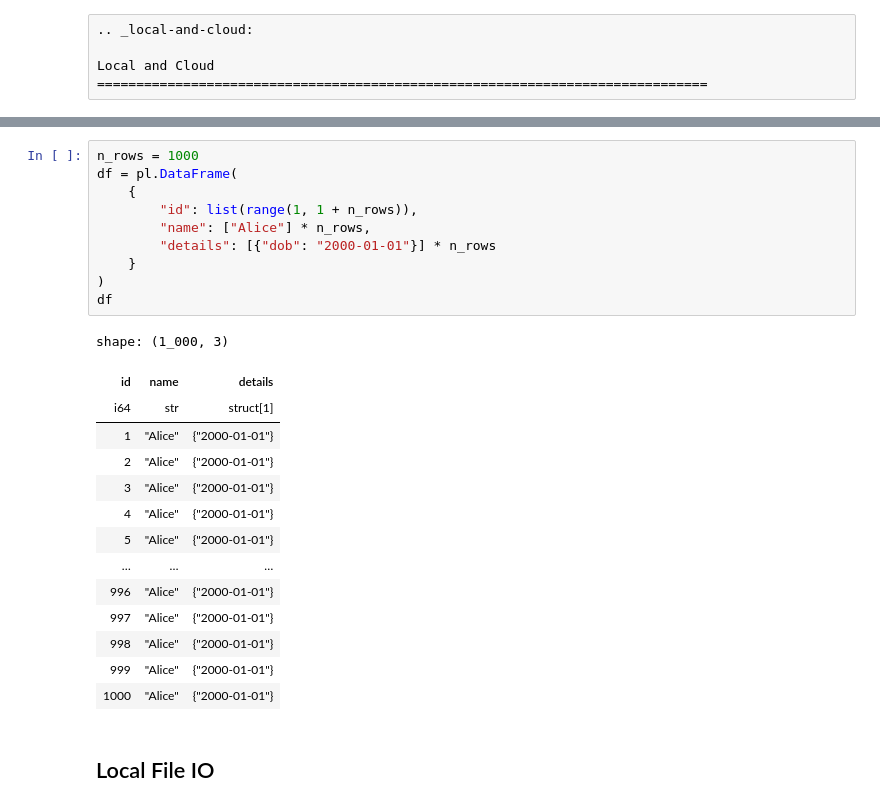
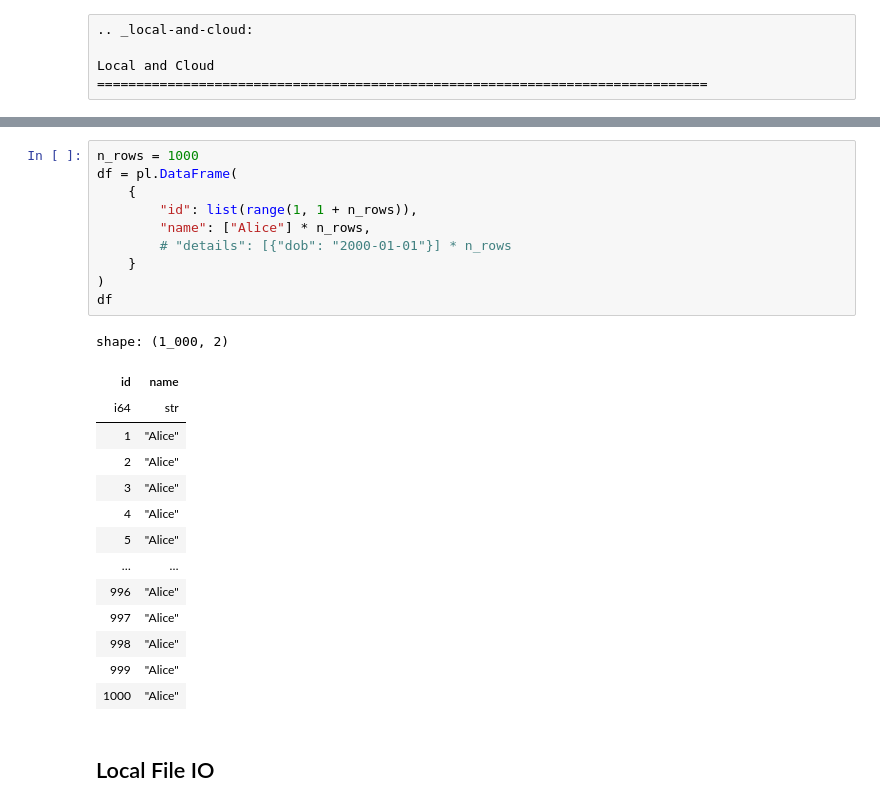
Before and after one commit to MacHu-GWU/learn_polars-project, a Jupyter notebook: docs/source/03-Input-and-Output/01-Local-And-Cloud/index.ipynb, the cells around one changed output, grey strips where cells are left out. Drawn from its saved outputs; the diff is of its cells as text.

```diff
--- a/docs/source/03-Input-and-Output/01-Local-And-Cloud/index.ipynb
+++ b/docs/source/03-Input-and-Output/01-Local-And-Cloud/index.ipynb
@@ -22,28 +33,28 @@ s3dir_root = S3Path(
 # %%
 n_rows = 1000
 df = pl.DataFrame(
     {
         "id": list(range(1, 1 + n_rows)),
         "name": ["Alice"] * n_rows,
-        "details": [{"dob": "2000-01-01"}] * n_rows
+        # "details": [{"dob": "2000-01-01"}] * n_rows
     }
 )
 df
 # %% [output]
-shape: (1_000, 3)
+shape: (1_000, 2)
-| id | name | details |
-| i64 | str | struct[1] |
-| 1 | "Alice" | {"2000-01-01"} |
-| 2 | "Alice" | {"2000-01-01"} |
-| 3 | "Alice" | {"2000-01-01"} |
-| 4 | "Alice" | {"2000-01-01"} |
-| 5 | "Alice" | {"2000-01-01"} |
-| … | … | … |
-| 996 | "Alice" | {"2000-01-01"} |
-| 997 | "Alice" | {"2000-01-01"} |
-| 998 | "Alice" | {"2000-01-01"} |
-| 999 | "Alice" | {"2000-01-01"} |
-| 1000 | "Alice" | {"2000-01-01"} |
+| id | name |
+| i64 | str |
+| 1 | "Alice" |
+| 2 | "Alice" |
+| 3 | "Alice" |
+| 4 | "Alice" |
+| 5 | "Alice" |
+| … | … |
+| 996 | "Alice" |
+| 997 | "Alice" |
+| 998 | "Alice" |
+| 999 | "Alice" |
+| 1000 | "Alice" |
 # %% [markdown]
 ## Local File IO
 # %%
```
Also changed, not shown: parts of 27 cells of this notebook.
